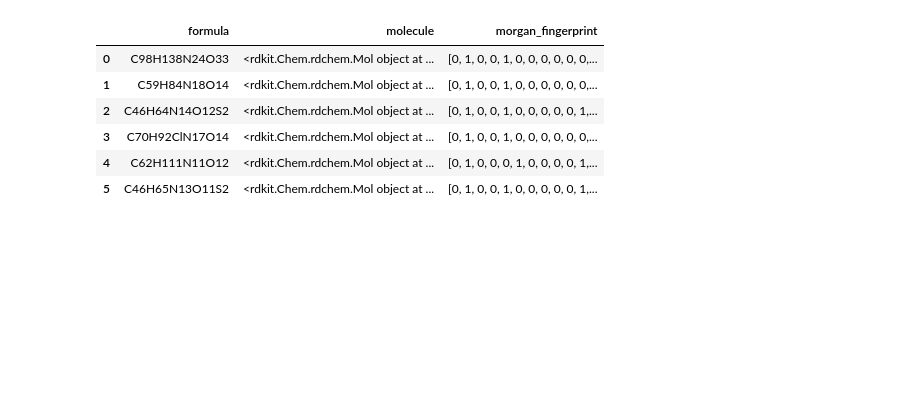
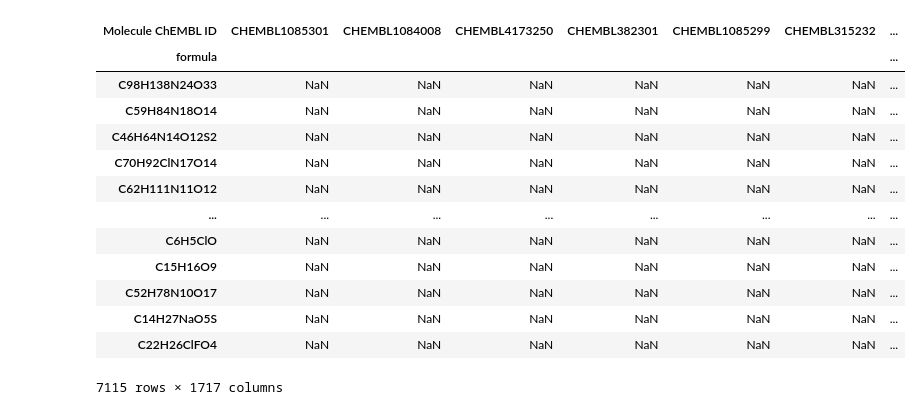
Before and after one commit to lich-uct/cdd2022, a Jupyter notebook: vecerkok/6_exercise.ipynb, the cells around one changed output. Saved outputs shown, nothing was run; the diff lists cells and outputs as text; code cells hidden in the pictures; blank space fills up the shorter version.

```diff
--- a/vecerkok/6_exercise.ipynb
+++ b/vecerkok/6_exercise.ipynb
@@ -38,0 +47,8 @@ RDKit ERROR: [12:12:39] ERROR: Could not sanitize molecule ending on line 115159
+# %%
+# create the drugbank dataframe
+drugbank_morgan_fingerprint = [Chem.GetMorganFingerprintAsBitVect(m, 2, nBits = 1024) for m in drugbank]
+drugbank_formulas = [m.GetProp("FORMULA") for m in drugbank]
+drugbank_generics = [m.GetProp("GENERIC_NAME") for m in drugbank]
+
+drugbank_df = pd.DataFrame([drugbank_formulas, drugbank_generics, drugbank, drugbank_morgan_fingerprint]).transpose()
+drugbank_df.columns = ["formula", "generic_name", "molecule", "morgan_fingerprint"]
@@ -55,13 +72,3 @@ drugbank_df.columns = ["formula", "molecule", "morgan_fingerprint"]
-# %%
-drugbank_df.loc[:5, ]
-# %% [output]
-|  | formula | molecule | morgan_fingerprint |
-| 0 | C98H138N24O33 | <rdkit.Chem.rdchem.Mol object at ... | [0, 1, 0, 0, 1, 0, 0, 0, 0, 0, 0,... |
-| 1 | C59H84N18O14 | <rdkit.Chem.rdchem.Mol object at ... | [0, 1, 0, 0, 1, 0, 0, 0, 0, 0, 0,... |
-| 2 | C46H64N14O12S2 | <rdkit.Chem.rdchem.Mol object at ... | [0, 1, 0, 0, 1, 0, 0, 0, 0, 0, 1,... |
-| 3 | C70H92ClN17O14 | <rdkit.Chem.rdchem.Mol object at ... | [0, 1, 0, 0, 1, 0, 0, 0, 0, 0, 0,... |
-| 4 | C62H111N11O12 | <rdkit.Chem.rdchem.Mol object at ... | [0, 1, 0, 0, 0, 1, 0, 0, 0, 0, 1,... |
-| 5 | C46H65N13O11S2 | <rdkit.Chem.rdchem.Mol object at ... | [0, 1, 0, 0, 1, 0, 0, 0, 0, 0, 1,... |
 # %%
 similarity_matrix = pd.DataFrame(index = drugbank_df["formula"], columns = data["Molecule ChEMBL ID"])
 
@@ -77,0 +82,17 @@ similarity_matrix = similarity_matrix.add(similarity_matrix.T, fill_value = 0)
+# %%
+similarity_matrix
+# %% [output]
+| Molecule ChEMBL ID | CHEMBL1085301 | CHEMBL1084008 | CHEMBL4173250 | CHEMBL382301 | CHEMBL1085299 | CHEMBL315232 | ... |
+| formula |  |  |  |  |  |  | ... |
+| C98H138N24O33 | NaN | NaN | NaN | NaN | NaN | NaN | ... |
+| C59H84N18O14 | NaN | NaN | NaN | NaN | NaN | NaN | ... |
+| C46H64N14O12S2 | NaN | NaN | NaN | NaN | NaN | NaN | ... |
+| C70H92ClN17O14 | NaN | NaN | NaN | NaN | NaN | NaN | ... |
+| C62H111N11O12 | NaN | NaN | NaN | NaN | NaN | NaN | ... |
+| ... | ... | ... | ... | ... | ... | ... | ... |
+| C6H5ClO | NaN | NaN | NaN | NaN | NaN | NaN | ... |
+| C15H16O9 | NaN | NaN | NaN | NaN | NaN | NaN | ... |
+| C52H78N10O17 | NaN | NaN | NaN | NaN | NaN | NaN | ... |
+| C14H27NaO5S | NaN | NaN | NaN | NaN | NaN | NaN | ... |
+| C22H26ClFO4 | NaN | NaN | NaN | NaN | NaN | NaN | ... |
+7115 rows × 1717 columns
```
Also changed, not shown: parts of 20 cells of this notebook.
